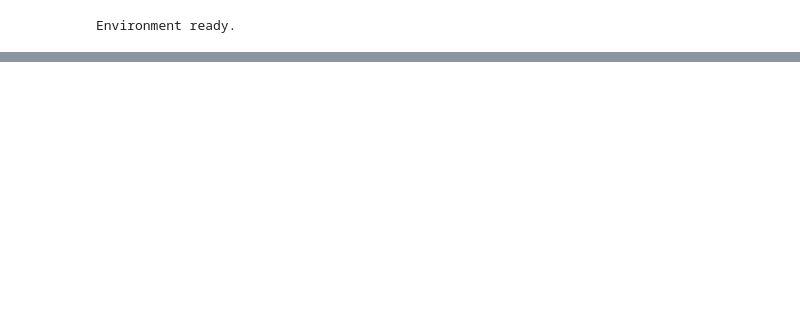
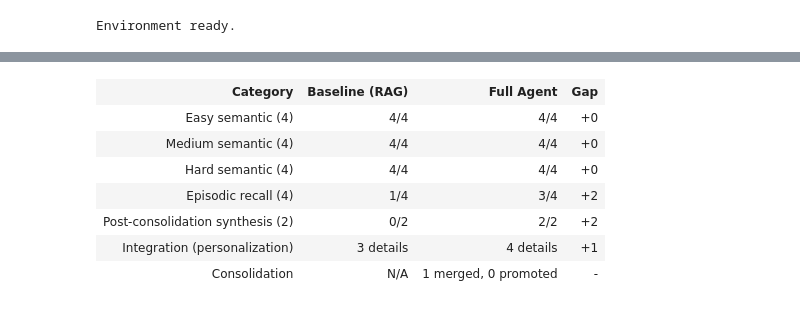
Before and after one commit to apattichis/cognitive-memory-agent, a Jupyter notebook: demo_full.ipynb, the cells around one changed output, grey strips where cells are left out. Cells and saved outputs as stored; diff of their text form; code cells hidden in the pictures; blank space fills up the shorter version.

```diff
--- a/demo_full.ipynb
+++ b/demo_full.ipynb
@@ -1044,0 +1309,100 @@ plt.show()
+# %%
+# Compute scores by difficulty
+def score_by_diff(results, difficulty):
+    indices = [i for i, t in enumerate(semantic_tests) if t['difficulty'] == difficulty]
+    return sum(results[i]['passed'] for i in indices), len(indices)
+
+b_easy_p, b_easy_t = score_by_diff(baseline_results, 'Easy')
+b_med_p, b_med_t = score_by_diff(baseline_results, 'Medium')
+b_hard_p, b_hard_t = score_by_diff(baseline_results, 'Hard')
+f_easy_p, f_easy_t = score_by_diff(full_results, 'Easy')
+f_med_p, f_med_t = score_by_diff(full_results, 'Medium')
+f_hard_p, f_hard_t = score_by_diff(full_results, 'Hard')
+
+b_ep = sum(r['passed'] for r in recall_baseline)
+f_ep = sum(r['passed'] for r in recall_full)
+ep_total = len(recall_tests)
+
+# Post-consolidation synthesis scores (from section 3.6)
+b_cs = b_consol_score
+f_cs = f_consol_score
+cs_total = consol_test_total
+
+# Integration score (from section 3.7)
+integ_label = f'{f_refs} refs' if integration_pass else f'{f_refs} refs'
+
+display(HTML(f"""
+<div style='margin:20px 0;'>
+<table style='border-collapse:collapse;width:100%;max-width:750px;margin:0 auto;'>
+<tr style='background:#2c3e50;color:white;'>
+    <th style='padding:10px 16px;border:1px solid #34495e;text-align:left;'>Category</th>
+    <th style='padding:10px 16px;border:1px solid #34495e;text-align:center;'>Baseline (RAG)</th>
+    <th style='padding:10px 16px;border:1px solid #34495e;text-align:center;'>Full Agent</th>
+    <th style='padding:10px 16px;border:1px solid #34495e;text-align:center;'>Gap</th>
+</tr>
+<tr style='background:#f8f9fa;'>
+    <td style='padding:8px 16px;border:1px solid #ddd;'>Easy semantic (4)</td>
+    <td style='padding:8px 16px;border:1px solid #ddd;text-align:center;'>{b_easy_p}/{b_easy_t}</td>
+    <td style='padding:8px 16px;border:1px solid #ddd;text-align:center;'>{f_easy_p}/{f_easy_t}</td>
+    <td style='padding:8px 16px;border:1px solid #ddd;text-align:center;'>{f_easy_p - b_easy_p:+d}</td>
+</tr>
+<tr>
+    <td style='padding:8px 16px;border:1px solid #ddd;'>Medium semantic (4)</td>
+    <td style='padding:8px 16px;border:1px solid #ddd;text-align:center;'>{b_med_p}/{b_med_t}</td>
+    <td style='padding:8px 16px;border:1px solid #ddd;text-align:center;'>{f_med_p}/{f_med_t}</td>
+    <td style='padding:8px 16px;border:1px solid #ddd;text-align:center;'>{f_med_p - b_med_p:+d}</td>
+</tr>
+<tr style='background:#f8f9fa;'>
+    <td style='padding:8px 16px;border:1px solid #ddd;'>Hard semantic (4)</td>
+    <td style='padding:8px 16px;border:1px solid #ddd;text-align:center;'>{b_hard_p}/{b_hard_t}</td>
+    <td style='padding:8px 16px;border:1px solid #ddd;text-align:center;'>{f_hard_p}/{f_hard_t}</td>
+    <td style='padding:8px 16px;border:1px solid #ddd;text-align:center;'>{f_hard_p - b_hard_p:+d}</td>
+</tr>
+<tr style='border-top:2px solid #2c3e50;'>
+    <td style='padding:8px 16px;border:1px solid #ddd;font-weight:bold;'>Episodic recall ({ep_total})</td>
+    <td style='padding:8px 16px;border:1px solid #ddd;text-align:center;color:#e74c3c;font-weight:bold;'>{b_ep}/{ep_total}</td>
+    <td style='padding:8px 16px;border:1px solid #ddd;text-align:center;color:#27ae60;font-weight:bold;'>{f_ep}/{ep_total}</td>
+    <td style='padding:8px 16px;border:1px solid #ddd;text-align:center;color:#27ae60;font-weight:bold;'>+{f_ep - b_ep}</td>
+</tr>
+<tr style='background:#f8f9fa;'>
+    <td style='padding:8px 16px;border:1px solid #ddd;font-weight:bold;'>Post-consolidation synthesis ({cs_total})</td>
+    <td style='padding:8px 16px;border:1px solid #ddd;text-align:center;color:#e74c3c;font-weight:bold;'>{b_cs}/{cs_total}</td>
+    <td style='padding:8px 16px;border:1px solid #ddd;text-align:center;color:#27ae60;font-weight:bold;'>{f_cs}/{cs_total}</td>
+    <td style='padding:8px 16px;border:1px solid #ddd;text-align:center;color:#27ae60;font-weight:bold;'>+{f_cs - b_cs}</td>
+</tr>
+<tr>
+    <td style='padding:8px 16px;border:1px solid #ddd;font-weight:bold;'>Integration (personalization)</td>
+    <td style='padding:8px 16px;border:1px solid #ddd;text-align:center;color:#7f8c8d;'>{b_refs} details</td>
+    <td style='padding:8px 16px;border:1px solid #ddd;text-align:center;color:#27ae60;font-weight:bold;'>{f_refs} details</td>
+    <td style='padding:8px 16px;border:1px solid #ddd;text-align:center;color:#27ae60;font-weight:bold;'>+{f_refs - b_refs}</td>
+</tr>
+<tr style='background:#f8f9fa;'>
+    <td style='padding:8px 16px;border:1px solid #ddd;font-weight:bold;'>Consolidation</td>
+    <td style='padding:8px 16px;border:1px solid #ddd;text-align:center;color:#7f8c8d;'>N/A</td>
+    <td style='padding:8px 16px;border:1px solid #ddd;text-align:center;'>{merged} merged, {promoted} promoted</td>
+    <td style='padding:8px 16px;border:1px solid #ddd;text-align:center;'>-</td>
+</tr>
+</table>
+</div>
+"""))
+
+# Interpretation
+sem_gap = (f_easy_p + f_med_p + f_hard_p) - (b_easy_p + b_med_p + b_hard_p)
+display(Markdown(f"""
+### Interpretation
+
+- **Semantic retrieval gap: {sem_gap:+d}** - {'As expected, both agents perform similarly on pure RAG tasks.' if abs(sem_gap) <= 2 else 'Unexpected difference in RAG performance.'}
+- **Episodic recall gap: +{f_ep - b_ep}** - {'Full agent recalls user-specific conversation details; baseline cannot.' if f_ep > b_ep else 'Episodic memory did not demonstrate clear advantage.'}
+- **Post-consolidation synthesis gap: +{f_cs - b_cs}** - {'Consolidated memories enable the agent to synthesize themes across multiple conversations.' if f_cs > b_cs else 'Synthesis not clearly differentiated.'}
+- **Integration personalization gap: +{f_refs - b_refs}** - {'Full pipeline produces responses personalized to the user context (lab, budget, preferences).' if integration_pass else 'Personalization gap not clearly observed.'}
+- **Consolidation: {merged} merges, {promoted} promotions** - {'Sleep phase successfully compressed overlapping memories.' if merged > 0 else 'Consolidation threshold may need tuning.'}
+"""))
+# %% [output]
+| Category | Baseline (RAG) | Full Agent | Gap |
+| Easy semantic (4) | 4/4 | 4/4 | +0 |
+| Medium semantic (4) | 4/4 | 4/4 | +0 |
+| Hard semantic (4) | 4/4 | 4/4 | +0 |
+| Episodic recall (4) | 1/4 | 3/4 | +2 |
+| Post-consolidation synthesis (2) | 0/2 | 2/2 | +2 |
+| Integration (personalization) | 3 details | 4 details | +1 |
+| Consolidation | N/A | 1 merged, 0 promoted | - |
```
Also changed, not shown: parts of 36 cells of this notebook, 16 other files.
